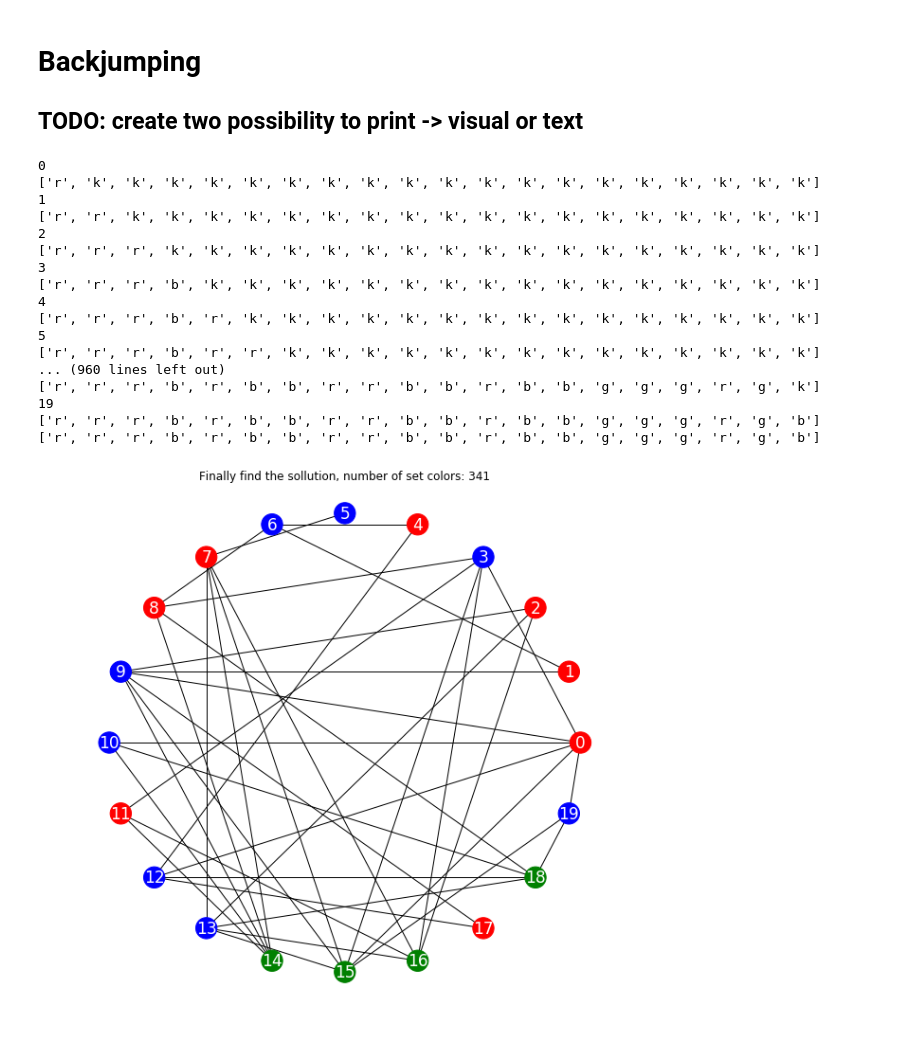
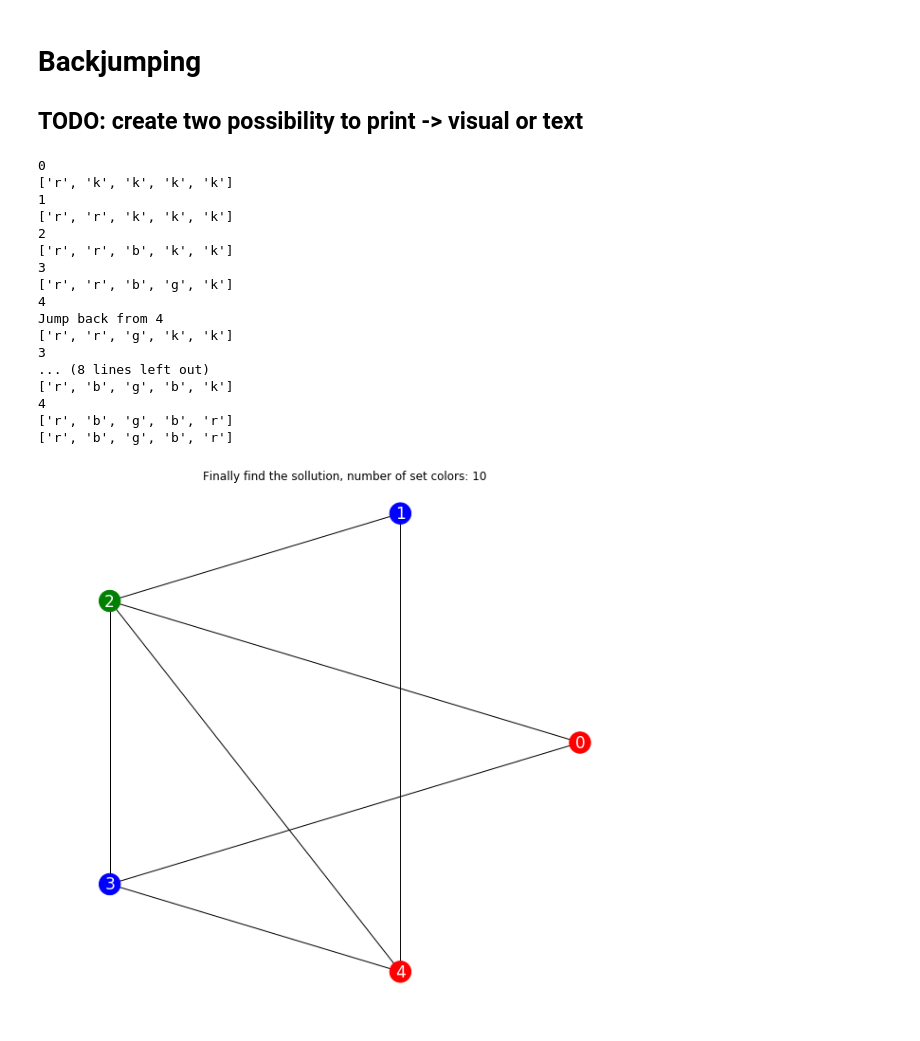
Before and after one commit to martilad/MI-UMI2018, a Jupyter notebook: coloring/coloring.ipynb, the cells around one changed output. Cells and saved outputs as stored; diff of their text form; code cells hidden in the pictures.

```diff
--- a/coloring/coloring.ipynb
+++ b/coloring/coloring.ipynb
@@ -20,7 +20,7 @@ def node(title, color_map, sec):
     nx.draw(g, pos=pos, with_labels=True, node_color = color_map, node_size=500, width=1, font_color='w', font_size=17)
     plt.show()
     plt.pause(sec)
-    #dis.clear_output(wait=True)
+    dis.clear_output(wait=True)
 # %% [markdown]
 # Generate random graph
 # %%
@@ -46,7 +46,7 @@ def randomGraphGenerator(n_nodes, n_edges):
 # Basic backtracking
 # %%
 # generate graph
-g, nodes, color_map = randomGraphGenerator(n_nodes = 5, n_edges = 8)
+g, nodes, color_map = randomGraphGenerator(n_nodes = 5, n_edges = 7)
 # basic seconds to selecting node
 sec_pause = 3
 # position of nodes in graph. shell -> circle, random -> chaos
@@ -221,9 +221,10 @@ else:
 ## TODO: create two possibility to print -> visual or text
 # %%
 # generate graph
-g, nodes, color_map = randomGraphGenerator(n_nodes = 20, n_edges = 39)
+g, nodes, color_map = randomGraphGenerator(n_nodes = 5, n_edges = 7)
 # basic seconds to selecting node
 sec_pause = 3
+graph_print = False
 # position of nodes in graph. shell -> circle, random -> chaos
 pos = nx.shell_layout(g)
 #pos = nx.random_layout(g)
@@ -231,16 +232,17 @@ pos = nx.shell_layout(g)
 
 class BackTrack:
 
-    def __init__(self, assigment, nodes):
+    def __init__(self, assigment, nodes, graph_print):
+        self.graph_print = graph_print
         self.counter = 0
         self.assigment = assigment
         self.steps = {}
         self.nodes = nodes
         self.colors = ['r', 'b', 'g']
         self.steps[-1] = [{i for i in self.colors} for i in range(len(self.nodes))]
-        #node("START", self.assigment, sec_pause/4)
+        if self.graph_print: node("START", self.assigment, sec_pause/4)
 
-    def backTracking(self):
+    def backJumping(self):
         if int(self.assigment.count('k')) == 0:
             return self.assigment, None
         to_assign = self.returnUnassigment()
@@ -255,18 +257,20 @@ class BackTrack:
             borderColor.add(self.assigment[i])
 
         # Print node to assign
-        print(to_assign)
+        if not self.graph_print: print(to_assign)
 
         for color in self.colors:
             # If neighbors not this color assign
             if color not in borderColor:
+                self.assigment[to_assign] = color
+                if self.graph_print:
+                    node("CNT: {}. TRY NODE {} COLOR {}".format(self.counter,to_assign,color), self.assigment, sec_pause)
+                else:
+                    # print assigment
+                    print(self.assigment)
                 self.counter += 1
-                self.assigment[to_assign] = color
-
-                # print assigment
-                print(self.assigment)
-
-                answer, new_conflict = self.backTracking()
+                if self.graph_print: node("COLOR SET", self.assigment, sec_pause/4)
+                answer, new_conflict = self.backJumping()
             else:
                 # cretae conflic set for this colors
                 new_conflict = {i for i in self.nodes[to_assign]}
@@ -275,54 +279,59 @@ class BackTrack:
                 return self.assigment, None
             # Try all colors and not this node in conflict set JUMP BACK
             elif to_assign not in new_conflict and color == self.colors[-1]:
+
+                if self.graph_print:
+                    node("CANT SET JUMP BACK", self.assigment, sec_pause/4)
+                else:
+                    # Print jumping back
+                    print("Jump back from", to_assign)
+
                 # Remove set this color
                 self.assigment[to_assign] = 'k'
-                # Print jumping back
-                print("Jump back from", to_assign)
 
                 return None, new_conflict
             else:
                 # Extend conflict set
                 if to_assign in new_conflict:
                     new_conflict.remove(to_assign)
                 # Reemove if some set
                 self.assigment[to_assign] = 'k'
                 conflict_set.update(new_conflict)
 
         return None, conflict_set
 
 
     def returnUnassigment(self):
         for i, j in enumerate(self.assigment):
             if j == 'k':
                 return i
 
     def getCnt(self):
         return self.counter
 
-backtrack = BackTrack(color_map, nodes)
-color_map, conflictSet = backtrack.backTracking()
+backtrack = BackTrack(color_map, nodes, graph_print)
+color_map, conflictSet = backtrack.backJumping()
 if color_map is None:
     print("No solution, number of check colors: {}".format(backtrack.getCnt()))
 else:
     print(color_map)
     node("Finally find the sollution, number of set colors: {}".format(backtrack.getCnt()), color_map, 10)
 # %% [output]
 0
-['r', 'k', 'k', 'k', 'k', 'k', 'k', 'k', 'k', 'k', 'k', 'k', 'k', 'k', 'k', 'k', 'k', 'k', 'k', 'k']
+['r', 'k', 'k', 'k', 'k']
 1
-['r', 'r', 'k', 'k', 'k', 'k', 'k', 'k', 'k', 'k', 'k', 'k', 'k', 'k', 'k', 'k', 'k', 'k', 'k', 'k']
+['r', 'r', 'k', 'k', 'k']
 2
-['r', 'r', 'r', 'k', 'k', 'k', 'k', 'k', 'k', 'k', 'k', 'k', 'k', 'k', 'k', 'k', 'k', 'k', 'k', 'k']
+['r', 'r', 'b', 'k', 'k']
 3
-['r', 'r', 'r', 'b', 'k', 'k', 'k', 'k', 'k', 'k', 'k', 'k', 'k', 'k', 'k', 'k', 'k', 'k', 'k', 'k']
+['r', 'r', 'b', 'g', 'k']
 4
-['r', 'r', 'r', 'b', 'r', 'k', 'k', 'k', 'k', 'k', 'k', 'k', 'k', 'k', 'k', 'k', 'k', 'k', 'k', 'k']
-5
-['r', 'r', 'r', 'b', 'r', 'r', 'k', 'k', 'k', 'k', 'k', 'k', 'k', 'k', 'k', 'k', 'k', 'k', 'k', 'k']
-... (960 lines left out)
-['r', 'r', 'r', 'b', 'r', 'b', 'b', 'r', 'r', 'b', 'b', 'r', 'b', 'b', 'g', 'g', 'g', 'r', 'g', 'k']
-19
-['r', 'r', 'r', 'b', 'r', 'b', 'b', 'r', 'r', 'b', 'b', 'r', 'b', 'b', 'g', 'g', 'g', 'r', 'g', 'b']
-['r', 'r', 'r', 'b', 'r', 'b', 'b', 'r', 'r', 'b', 'b', 'r', 'b', 'b', 'g', 'g', 'g', 'r', 'g', 'b']
+Jump back from 4
+['r', 'r', 'g', 'k', 'k']
+3
+... (8 lines left out)
+['r', 'b', 'g', 'b', 'k']
+4
+['r', 'b', 'g', 'b', 'r']
+['r', 'b', 'g', 'b', 'r']
-[figure, old version]
+[figure, new version]
```
Also changed, not shown: parts of 1 cell of this notebook.
